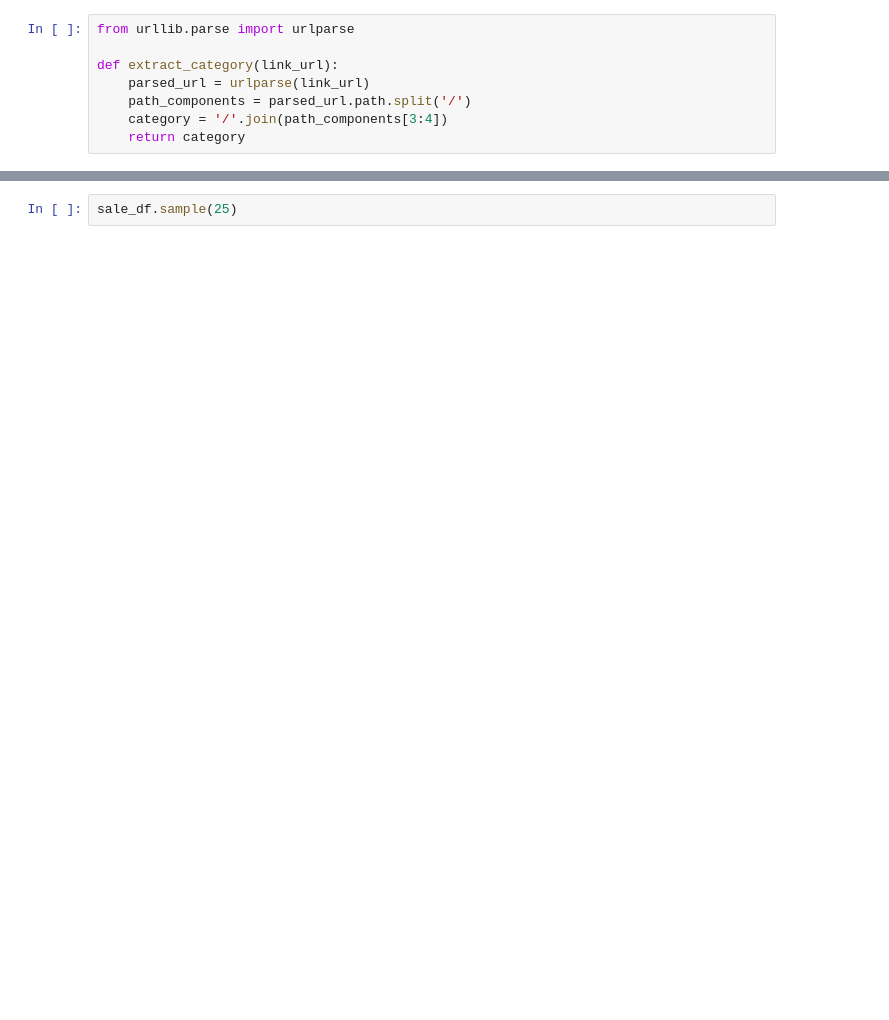
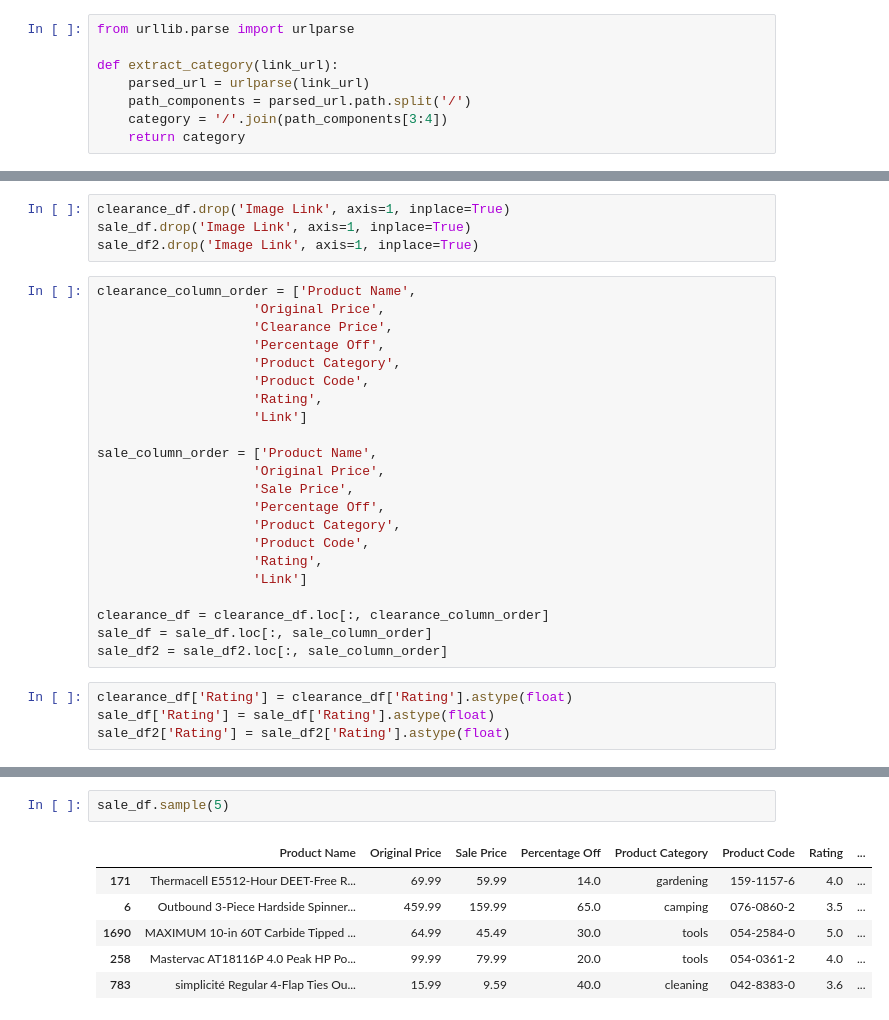
Before and after one commit to kristianrafuse/Canadian-Tire-Clearance-Analysis, a Jupyter notebook: web_scrape.ipynb, the cells around one changed output, grey strips where cells are left out. Drawn from its saved outputs; the diff is of its cells as text; blank space fills up the shorter version.

```diff
--- a/web_scrape.ipynb
+++ b/web_scrape.ipynb
@@ -359 +437,31 @@ sale_df.info
+# %%
+clearance_df.drop('Image Link', axis=1, inplace=True)
+sale_df.drop('Image Link', axis=1, inplace=True)
+sale_df2.drop('Image Link', axis=1, inplace=True)
+# %%
+clearance_column_order = ['Product Name',
+                    'Original Price',
+                    'Clearance Price',
+                    'Percentage Off',
+                    'Product Category',
+                    'Product Code',
+                    'Rating',
+                    'Link']
+
+sale_column_order = ['Product Name',
+                    'Original Price',
+                    'Sale Price',
+                    'Percentage Off',
+                    'Product Category',
+                    'Product Code',
+                    'Rating',
+                    'Link']
+
+clearance_df = clearance_df.loc[:, clearance_column_order]
+sale_df = sale_df.loc[:, sale_column_order]
+sale_df2 = sale_df2.loc[:, sale_column_order]
+# %%
+clearance_df['Rating'] = clearance_df['Rating'].astype(float)
+sale_df['Rating'] = sale_df['Rating'].astype(float)
+sale_df2['Rating'] = sale_df2['Rating'].astype(float)
 # %%
@@ -361,3 +476,10 @@ clearance_df.sample(25)
 # %%
-sale_df.sample(25)
+sale_df.sample(5)
+# %% [output]
+|  | Product Name | Original Price | Sale Price | Percentage Off | Product Category | Product Code | Rating | ... |
+| 171 | Thermacell E5512-Hour DEET-Free R... | 69.99 | 59.99 | 14.0 | gardening | 159-1157-6 | 4.0 | ... |
+| 6 | Outbound 3-Piece Hardside Spinner... | 459.99 | 159.99 | 65.0 | camping | 076-0860-2 | 3.5 | ... |
+| 1690 | MAXIMUM 10-in 60T Carbide Tipped ... | 64.99 | 45.49 | 30.0 | tools | 054-2584-0 | 5.0 | ... |
+| 258 | Mastervac AT18116P 4.0 Peak HP Po... | 99.99 | 79.99 | 20.0 | tools | 054-0361-2 | 4.0 | ... |
+| 783 | simplicité Regular 4-Flap Ties Ou... | 15.99 | 9.59 | 40.0 | cleaning | 042-8383-0 | 3.6 | ... |
 # %%
```
Also changed, not shown: parts of 18 cells of this notebook, 4 other files.
